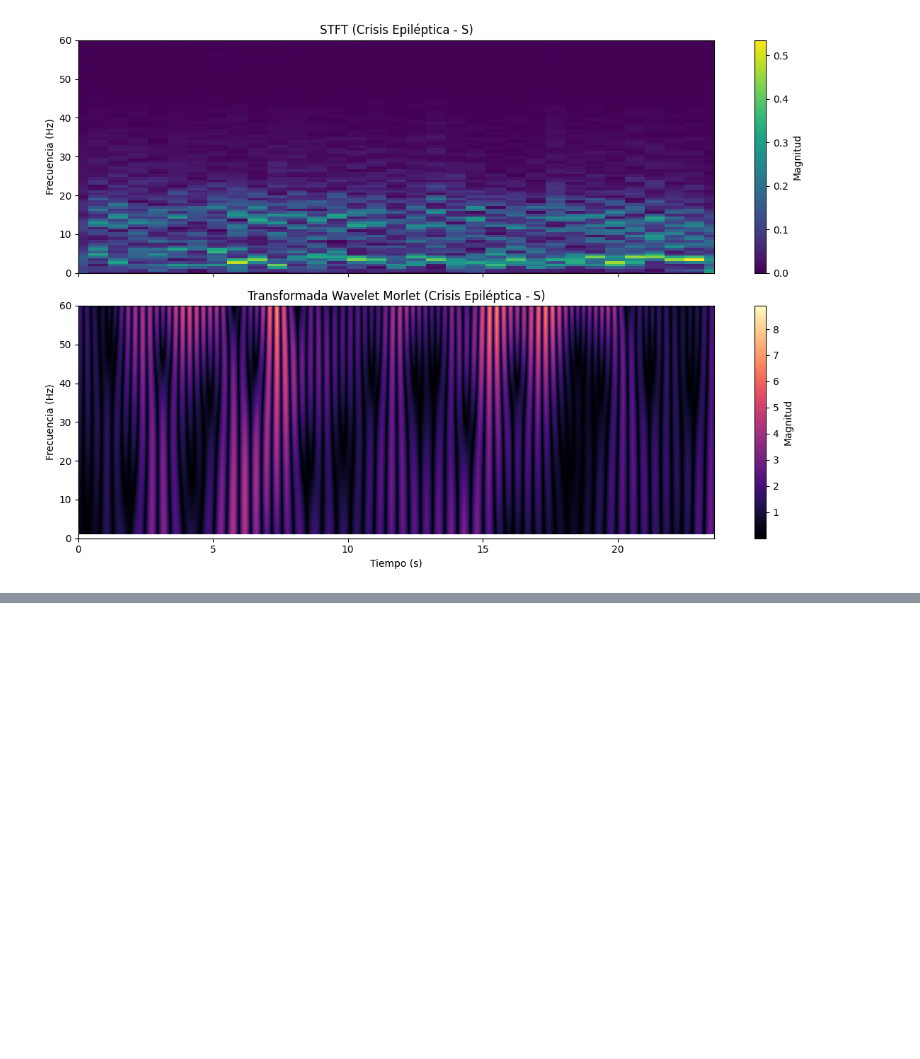
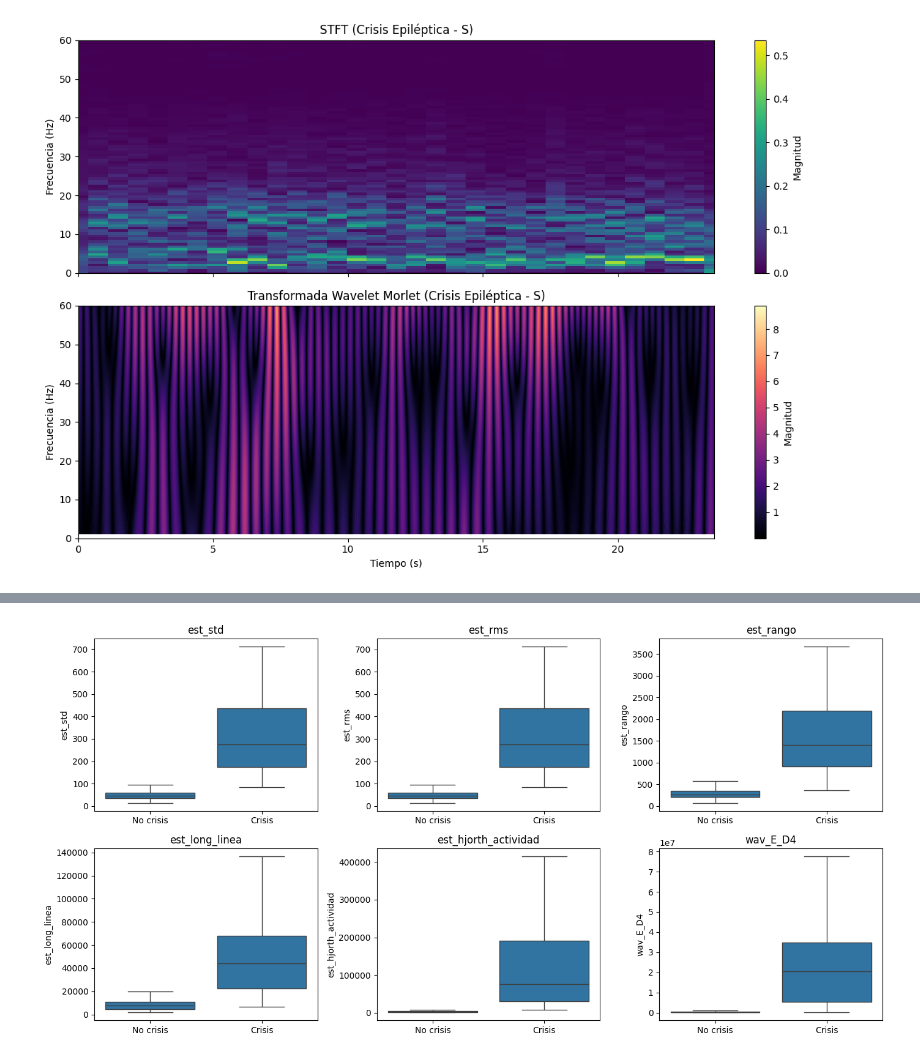
Before and after one commit to lorepe/eeg-epilepsy-project, a Jupyter notebook: notebooks/03_Fase4_Caracteristicas.ipynb, the cells around one changed output, grey strips where cells are left out. Saved outputs shown, nothing was run; the diff lists cells and outputs as text; code cells hidden in the pictures; blank space fills up the shorter version.

```diff
--- a/notebooks/03_Fase4_Caracteristicas.ipynb
+++ b/notebooks/03_Fase4_Caracteristicas.ipynb
@@ -36,0 +82,12 @@ Analizando paciente Ictal: S001.txt
+# %%
+from sklearn.feature_selection import f_classif
+
+X = df_feat[feats.columns]
+y = df_feat['etiqueta'].values
+
+F, p = f_classif(X, y)
+ranking = pd.DataFrame({'feature': X.columns, 'F_anova': F, 'p_valor': p}) \
+            .sort_values('F_anova', ascending=False).reset_index(drop=True)
+ranking['familia'] = ranking['feature'].str.split('_').str[0].map(
+    {'est': 'estadística', 'psd': 'espectral clásica', 'wav': 'tiempo-frecuencia', 'stft': 'tiempo-frecuencia'})
+display(ranking.head(15))
@@ -36,0 +111,9 @@ Analizando paciente Ictal: S001.txt
+# %%
+top6 = ranking['feature'].head(6).tolist()
+fig, axes = plt.subplots(2, 3, figsize=(14, 7))
+for ax, f in zip(axes.ravel(), top6):
+    sns.boxplot(data=df_feat, x='etiqueta', y=f, ax=ax, showfliers=False)
+    ax.set_xticks([0, 1]); ax.set_xticklabels(['No crisis', 'Crisis']); ax.set_xlabel(''); ax.set_title(f)
+plt.tight_layout(); plt.show()
+# %% [output]
+[figure, added]
```
Also changed, not shown: parts of 7 cells of this notebook, 16 other files.
